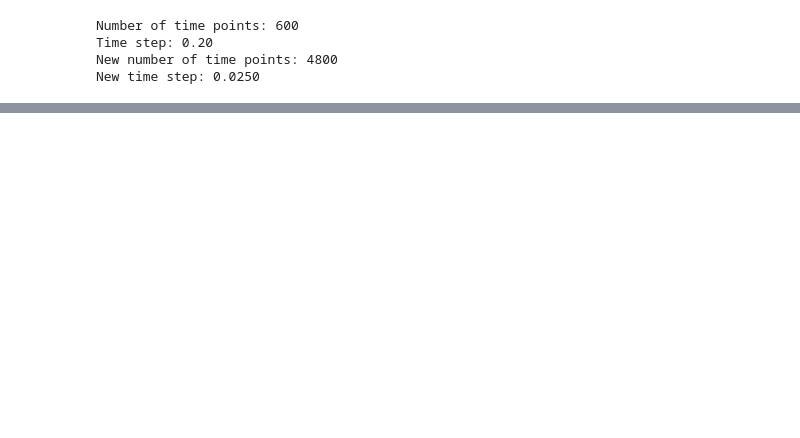
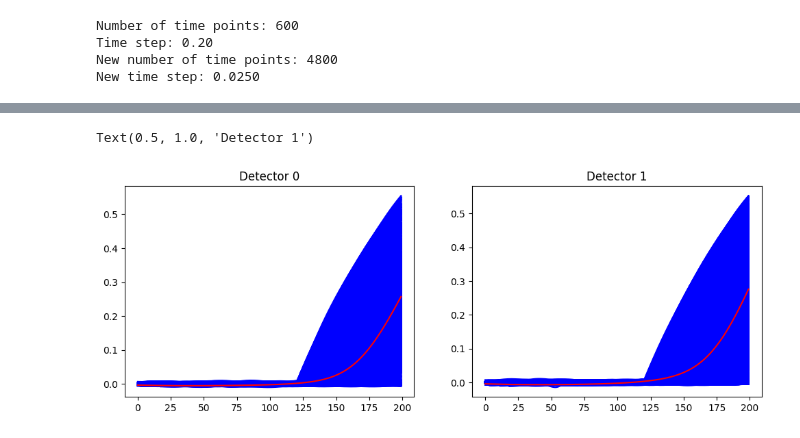
Before and after one commit to wjosefw/Signal-processing-with-Neural-networks, a Jupyter notebook: KAN.ipynb, the cells around one changed output, grey strips where cells are left out. Saved outputs shown, nothing was run; the diff lists cells and outputs as text; code cells hidden in the pictures; blank space fills up the shorter version.

```diff
--- a/KAN.ipynb
+++ b/KAN.ipynb
@@ -69,0 +121,12 @@ trainX_dec1, REF_train_dec1 = create_and_delay_pulse_pair(REALS[:,start:stop,1],
+# %%
+#------------------------------ Create simulated pulses ---------------------------------
+INPUT_dec0 = np.zeros((Num_casos, Nt_new))
+INPUT_dec1 = np.zeros((Num_casos, Nt_new))
+
+for i in range(Num_casos):
+  #PULSO_dec0 = pulso_escalon(t, t0[i], A = 0.6)
+  #PULSO_dec1 = pulso_escalon(t, t0[i], A = 0.6)
+  PULSO_dec0 = pulso(t, t0[i], tau_rise = tau_rise_dec0, tau_drop = tau_drop_dec0)
+  PULSO_dec1 = pulso(t, t0[i], tau_rise = tau_rise_dec1, tau_drop = tau_drop_dec1)
+  INPUT_dec0[i,:] = PULSO_dec0
+  INPUT_dec1[i,:] = PULSO_dec1
@@ -70,3 +203,20 @@ trainX_dec1, REF_train_dec1 = create_and_delay_pulse_pair(REALS[:,start:stop,1],
+# %%
+plt.figure(figsize = (12,4))
+
+plt.subplot(121)
+for i in range(trainX_dec0.shape[0]):
+    plt.plot(trainX_dec0[i,:,0],'b-')
+plt.plot(mean_pulse_dec0[start:stop],'r-')
+plt.title('Detector 0')
+
+plt.subplot(122)
+for i in range(trainX_dec1.shape[0]):
+    plt.plot(trainX_dec1[i,:,0],'b-')
+plt.plot(mean_pulse_dec1[start:stop],'r-')
+plt.title('Detector 1')
+# %% [output]
+Text(0.5, 1.0, 'Detector 1')
+[figure, added]
 # %%
 #-------------------------------------------------------------- Calculate moments ---------------------------------------------------
 M_Train_dec0 = momentos(trainX_dec0)
```
Also changed, not shown: parts of 40 cells of this notebook.
